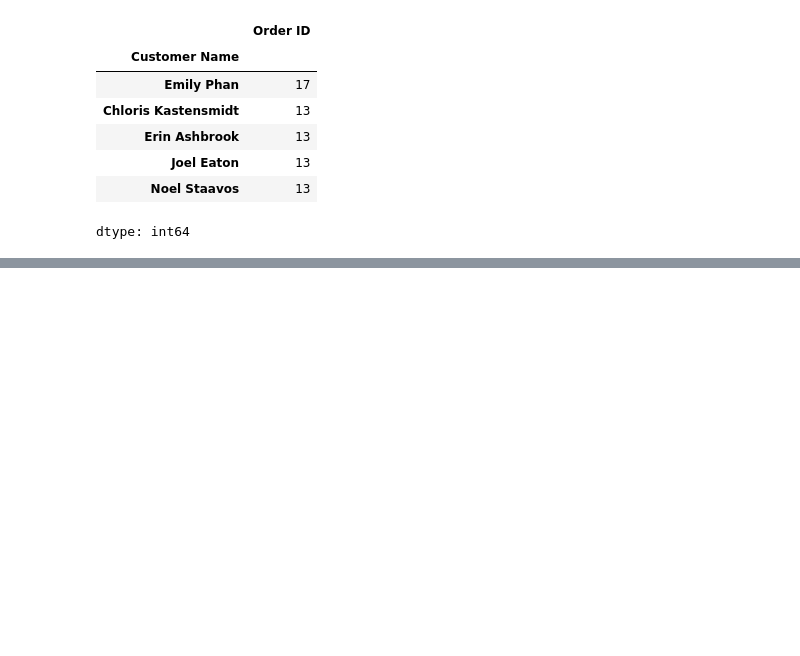
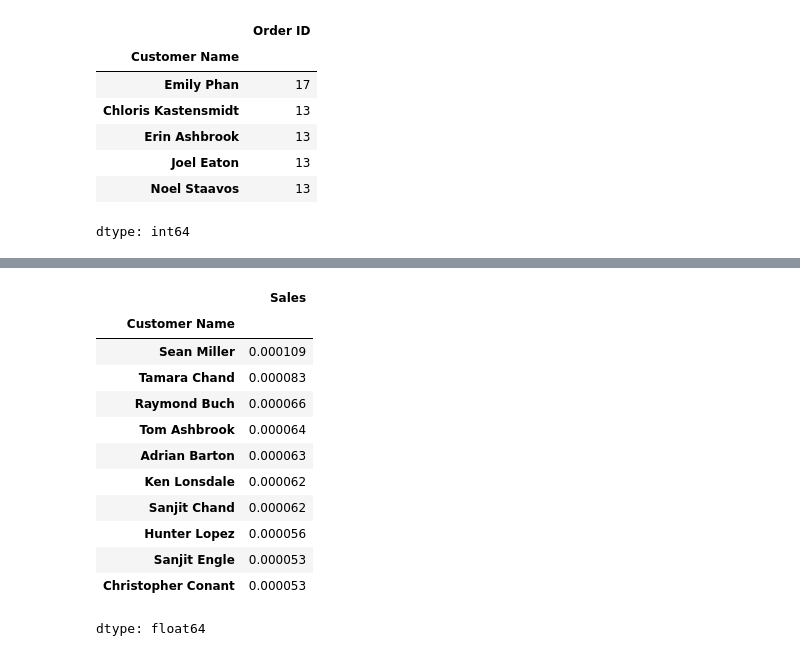
Before and after one commit to gaganreddy7977/Datascience-python-, a Jupyter notebook: pandas_Assignment.ipynb, the cells around one changed output, grey strips where cells are left out. Saved outputs shown, nothing was run; the diff lists cells and outputs as text; code cells hidden in the pictures; blank space fills up the shorter version.

```diff
--- a/pandas_Assignment.ipynb
+++ b/pandas_Assignment.ipynb
@@ -1561,0 +1573,4 @@ dtype: int64
+# %%
+#Question 131: Find number of unique customers each year.
+data_set['Years']=data_set['Order Date'].dt.year
+data_set.groupby('Years')['Customer Name'].nunique()
@@ -1561,0 +1600,18 @@ dtype: int64
+# %%
+#Question 135: Find sales contribution of top 10 customers.
+top_10_sales_contribution=(data_set.groupby('Customer Name')['Sales'].sum().nlargest(10))/((data_set['Sales'].sum() * 100))
+top_10_sales_contribution
+# %% [output]
+|  | Sales |
+| Customer Name |  |
+| Sean Miller | 0.000109 |
+| Tamara Chand | 0.000083 |
+| Raymond Buch | 0.000066 |
+| Tom Ashbrook | 0.000064 |
+| Adrian Barton | 0.000063 |
+| Ken Lonsdale | 0.000062 |
+| Sanjit Chand | 0.000062 |
+| Hunter Lopez | 0.000056 |
+| Sanjit Engle | 0.000053 |
+| Christopher Conant | 0.000053 |
+dtype: float64
```
Also changed, not shown: parts of 12 cells of this notebook.
